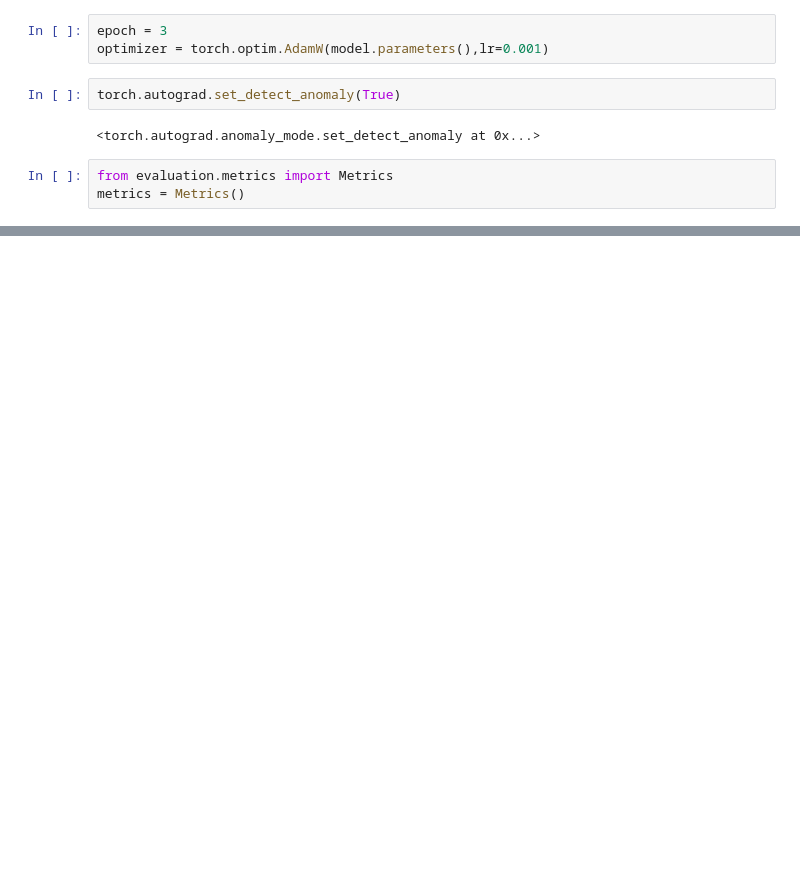
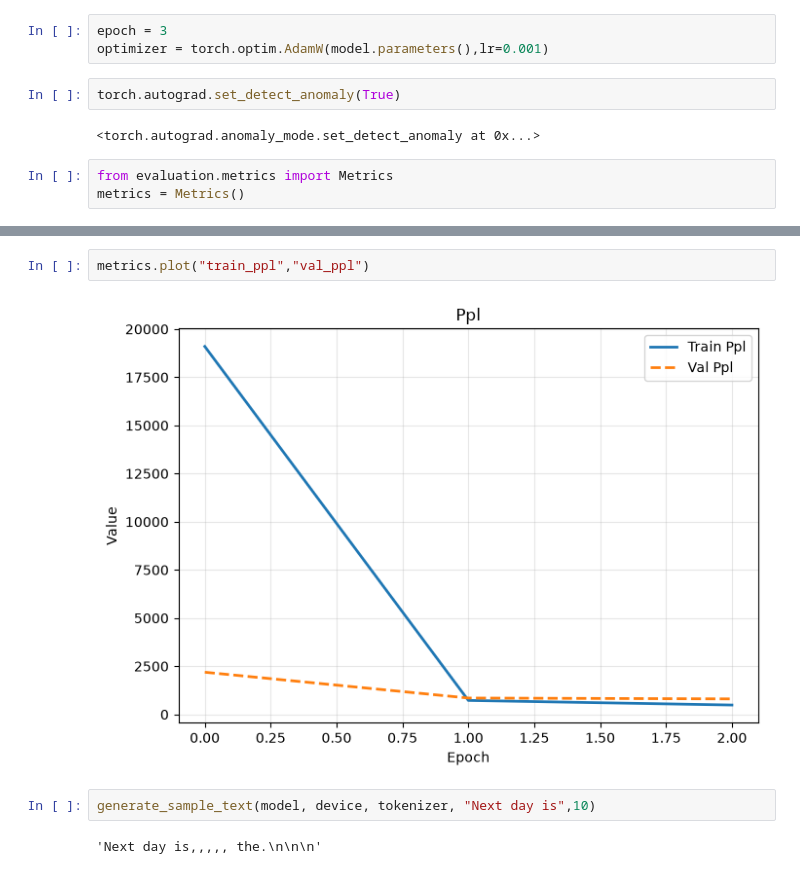
Before and after one commit to nikhild791/llm-evolution, a Jupyter notebook: main.ipynb, the cells around one changed output, grey strips where cells are left out. Saved outputs shown, nothing was run; the diff lists cells and outputs as text; blank space fills up the shorter version.

```diff
--- a/main.ipynb
+++ b/main.ipynb
@@ -165,0 +137,8 @@ Every effort moves you.
+# %%
+metrics.plot("train_ppl","val_ppl")
+# %% [output]
+[figure, added]
+# %%
+generate_sample_text(model, device, tokenizer, "Next day is",10)
+# %% [output]
+'Next day is,,,,, the.\n\n\n'
```
Also changed, not shown: parts of 11 cells of this notebook, 3 other files.
